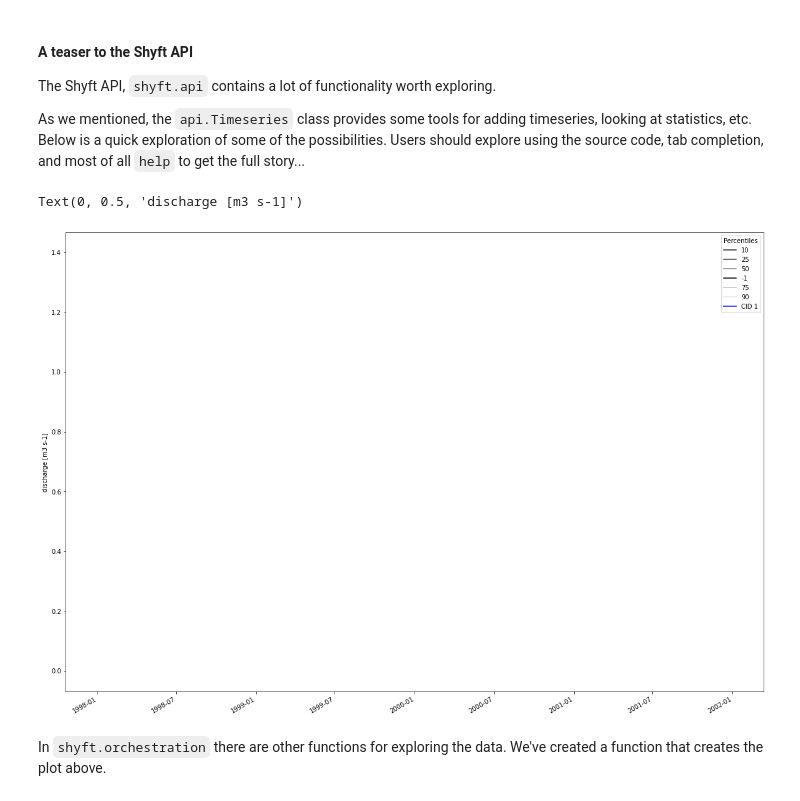
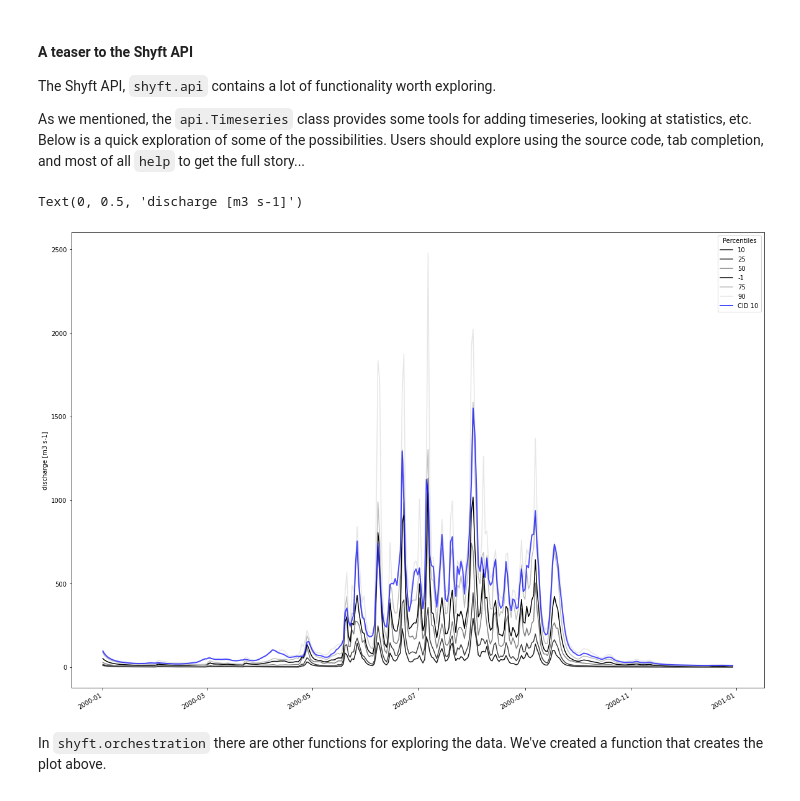
Before and after one commit to jacobqs/MST-Himalaya, a Jupyter notebook: shyft_workspace_copy/shyft_workspace/shyft-doc/public/notebooks/budhi_gandaki/run_budhi_gandaki.ipynb, the cells around one changed output. Saved outputs shown, nothing was run; the diff lists cells and outputs as text; code cells hidden in the pictures.

Commit message:
model runs

```diff
--- a/shyft_workspace_copy/shyft_workspace/shyft-doc/public/notebooks/budhi_gandaki/run_budhi_gandaki.ipynb
+++ b/shyft_workspace_copy/shyft_workspace/shyft-doc/public/notebooks/budhi_gandaki/run_budhi_gandaki.ipynb
@@ -243,0 +370,16 @@ array([nan, nan, nan, ..., nan, nan, nan])
+# %%
+# First get the time-axis which we'll use as the index for the data frame
+ta = simulator.region_model.time_axis
+# and convert it to datetimes
+timestamps = [ ta.time(i) for i in range(0, ta.n)]
+#print(timestamps)
+index = [dt.datetime.utcfromtimestamp(p.seconds) for p in timestamps]
+
+# Now we'll add all the discharge series for each catchment
+data = {}
+for cid in catchment_id_map:
+    # get the discharge time series for the subcatchment
+    q_ts = simulator.region_model.statistics.radiation([int(cid)])
+    data[cid] = q_ts.values.to_numpy()
+
+df_radiation = pd.DataFrame(data, index=index)
@@ -243,0 +411,16 @@ array([nan, nan, nan, ..., nan, nan, nan])
+# %%
+# First get the time-axis which we'll use as the index for the data frame
+ta = simulator.region_model.time_axis
+# and convert it to datetimes
+timestamps = [ ta.time(i) for i in range(0, ta.n)]
+#print(timestamps)
+index = [dt.datetime.utcfromtimestamp(p.seconds) for p in timestamps]
+
+# Now we'll add all the discharge series for each catchment
+data = {}
+for cid in catchment_id_map:
+    # get the discharge time series for the subcatchment
+    q_ts = simulator.region_model.statistics.rel_hum([int(cid)])
+    data[cid] = q_ts.values.to_numpy()
+
+df_rel_hum = pd.DataFrame(data, index=index)
@@ -291,6 +508,3 @@ discharge_ts = api.TsVector() #  except from the type, it just works as a list()
 for cid in catchment_id_map: # fill in discharge time series for all subcatchments
     discharge_ts.append(simulator.region_model.statistics.discharge([int(cid)]))
     # discharge is a TS object,keeping a .time_axis and .values
-# %%
-for i,ts in enumerate(discharge_ts):
-    print(i, ts)
@@ -343,35 +541,35 @@ percentiles= api.IntVector([10,25,50,-1,75,90])
 
 # create a Daily(for the fun of it!) time-axis for the percentile calculations
 # (our simulation could be hourly)
 ta_statistics = api.TimeAxis(simulator.region_model.time_axis.time(0),sts.Calendar.DAY,365)
 
 # then simply get out a new set of time-series, corresponding to the percentiles we specified
 # note that discharge_ts is of the api.TsVector type, not a simple list as in our first example above
 discharge_percentiles = api.percentiles(discharge_ts,ta_statistics,percentiles)
 
 #utilize that we know that all the percentile time-series share a common time-axis
 common_timestamps = [dt.datetime.utcfromtimestamp(p) for p in ta_statistics.time_points]
 
 # Then we can make another plot of the percentile data for the sub-catchments
 fig, ax = plt.subplots(figsize=(20,15))
 
 # plot each discharge percentile in the discharge_percentiles
 for i,ts_percentile in enumerate(discharge_percentiles):
     clr='k'
     if percentiles[i] >= 0.0:
         clr= str(float(percentiles[i]/100.0))
     ax.plot(common_timestamps[:-1], ts_percentile.values, label = "{}".format(percentiles[i]),color=clr)
 
 # also plot catchment discharge along with the statistics
 # notice that we use .average(ta_statistics) to properly align true-average values to time-axis
-ax.plot(common_timestamps[:-1],discharge_ts[0].average(ta_statistics).values,label = "CID {}".format(catchment_id_map[0]),linewidth=2.0,alpha=0.7,color='b')
+ax.plot(common_timestamps[:-1],discharge_ts[9].average(ta_statistics).values,label = "CID {}".format(catchment_id_map[9]),linewidth=2.0,alpha=0.7,color='b')
 
 fig.autofmt_xdate()
 ax.legend(title="Percentiles")
 ax.set_ylabel("discharge [m3 s-1]")
 # %% [output]
 Text(0, 0.5, 'discharge [m3 s-1]')
-[figure, old version]
+[figure, new version]
 # %% [markdown]
 In `shyft.orchestration` there are other functions for exploring the data. We've created a function that creates the plot above.
 # %%
```
Also changed, not shown: parts of 30 cells of this notebook, 3 other files.
